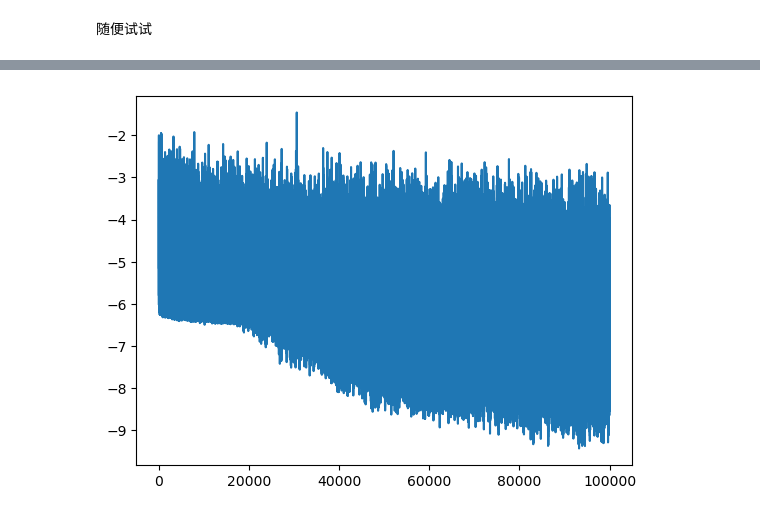
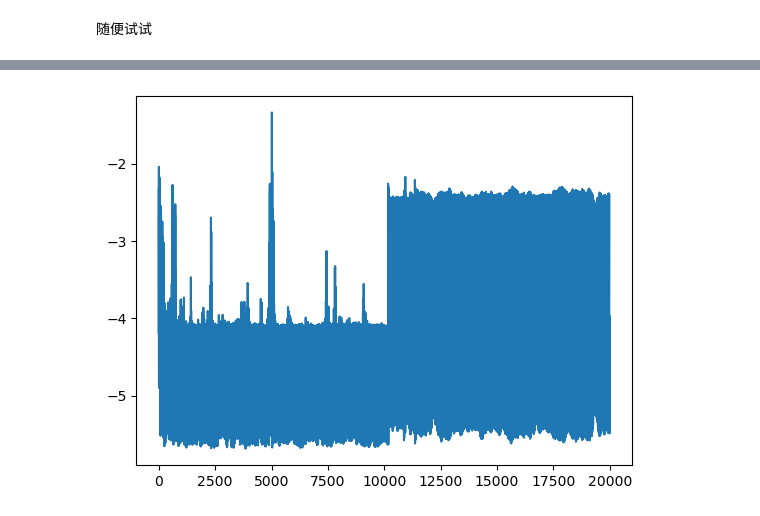
Before and after one commit to liziyao99/multi-debris-avoidance, a Jupyter notebook: test.ipynb, the cells around one changed output, grey strips where cells are left out. Saved outputs shown, nothing was run; the diff lists cells and outputs as text; code cells hidden in the pictures.

```diff
--- a/test.ipynb
+++ b/test.ipynb
@@ -867,7 +867,7 @@ def _load_data(batch_size=1024, n_debris=None):
     train_data, train_label = train_data[idx].to(vdp.device), train_label[idx].to(vdp.device)
     return train_data, train_label
 # %%
-n_epoch = 500
+n_epoch = 20
 n_episode = 10000
 batch_size = 4096
 Loss = []
@@ -896,10 +906,10 @@ epoch9
 # %%
 import matplotlib.pyplot as plt
 fig, ax = plt.subplots()
-ax.plot(np.log(Loss))
+ax.plot(np.log(Loss[:20000]))
 plt.show()
 # %% [output]
-[figure, old version]
+[figure, new version]
 # %%
 test_batch_size = 10
 test_data, test_label = _gen_data(test_batch_size)
```
Also changed, not shown: parts of 2 cells of this notebook, 1 other file.
